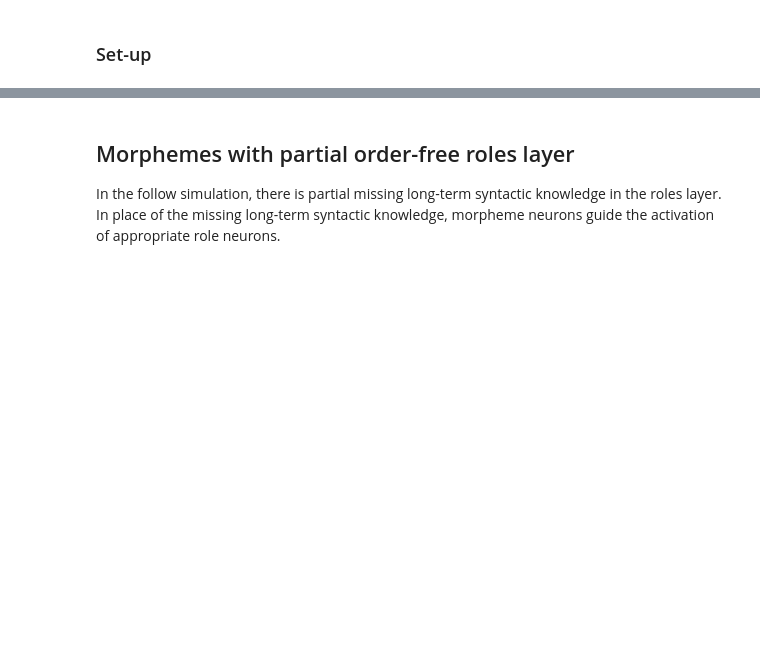
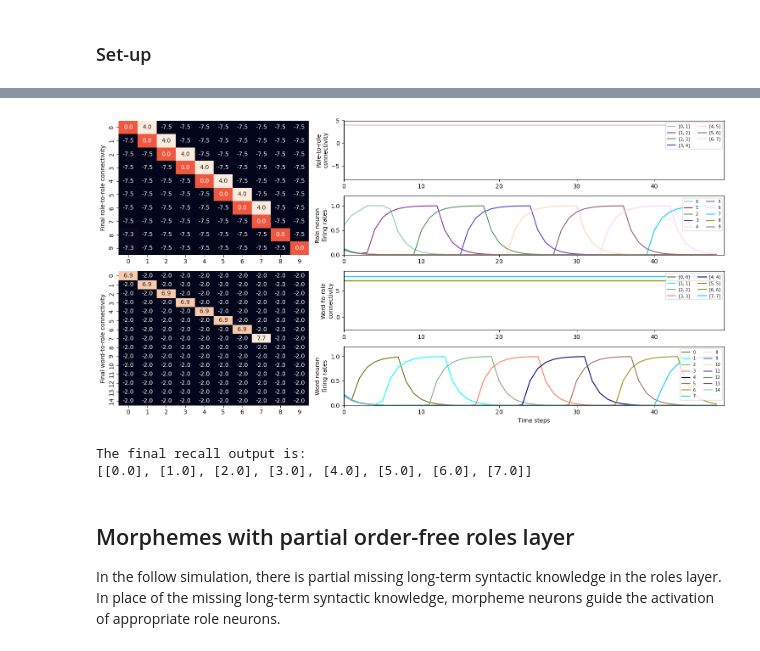
Before and after one commit to linsun2020/Syntactic_WM, a Jupyter notebook: Morphemic language.ipynb, the cells around one changed output, grey strips where cells are left out. Drawn from its saved outputs; the diff is of its cells as text; code cells hidden in the pictures; blank space fills up the shorter version.

```diff
--- a/Morphemic language.ipynb
+++ b/Morphemic language.ipynb
@@ -57,3 +129,26 @@ random.seed(seed_)
+# %%
+WM_r = deepcopy(WM_ori) # copy the encoded model
+initial_steps = 5 # initial 5 steps during recall will have input into the first role neuron
+n_steps = 50 # total number of time steps taken during recall
+
+# building recall input with 5 initial time steps with input into the first role neuron and then no further input.
+recall_input = []
+for n in range(initial_steps): recall_input.append(cjn.in_in(role=0))
+for n in range(n_steps-initial_steps): recall_input.append(cjn.in_in())
+
+# running the recall phase
+cc_conn_hx_r, c_act_hx_r, cf_conn_hx_r, f_act_hx_r, cc_long_weights_hx_r, wc_long_weights_hx_r, morph_act_hx_r, wm_conn_hx_r = cjn.recall_feat_layer(WM_r,recall_input,n_steps=n_steps,initial_steps=initial_steps)
+
+# visualise the recall
+cjn.plot_results(recall_input, epsilon_cc+k_L_cc, -k_cc, epsilon_cf+k_L_cf, -k_cf, LT_cc_knowledge, LT_wc_knowledge, cc_conn_hx_r, cf_conn_hx_r, c_act_hx_r, f_act_hx_r)
+
+# Final recall determined by argmax at each time step
+print('The final recall output is: ')
+print(cjn.argmax_sentence(f_act_hx_r))
+# %% [output]
+[figure, added]
+The final recall output is:
+[[0.0], [1.0], [2.0], [3.0], [4.0], [5.0], [6.0], [7.0]]
 # %% [markdown]
 ## Morphemes with partial order-free roles layer
 
```
Also changed, not shown: parts of 10 cells of this notebook.
